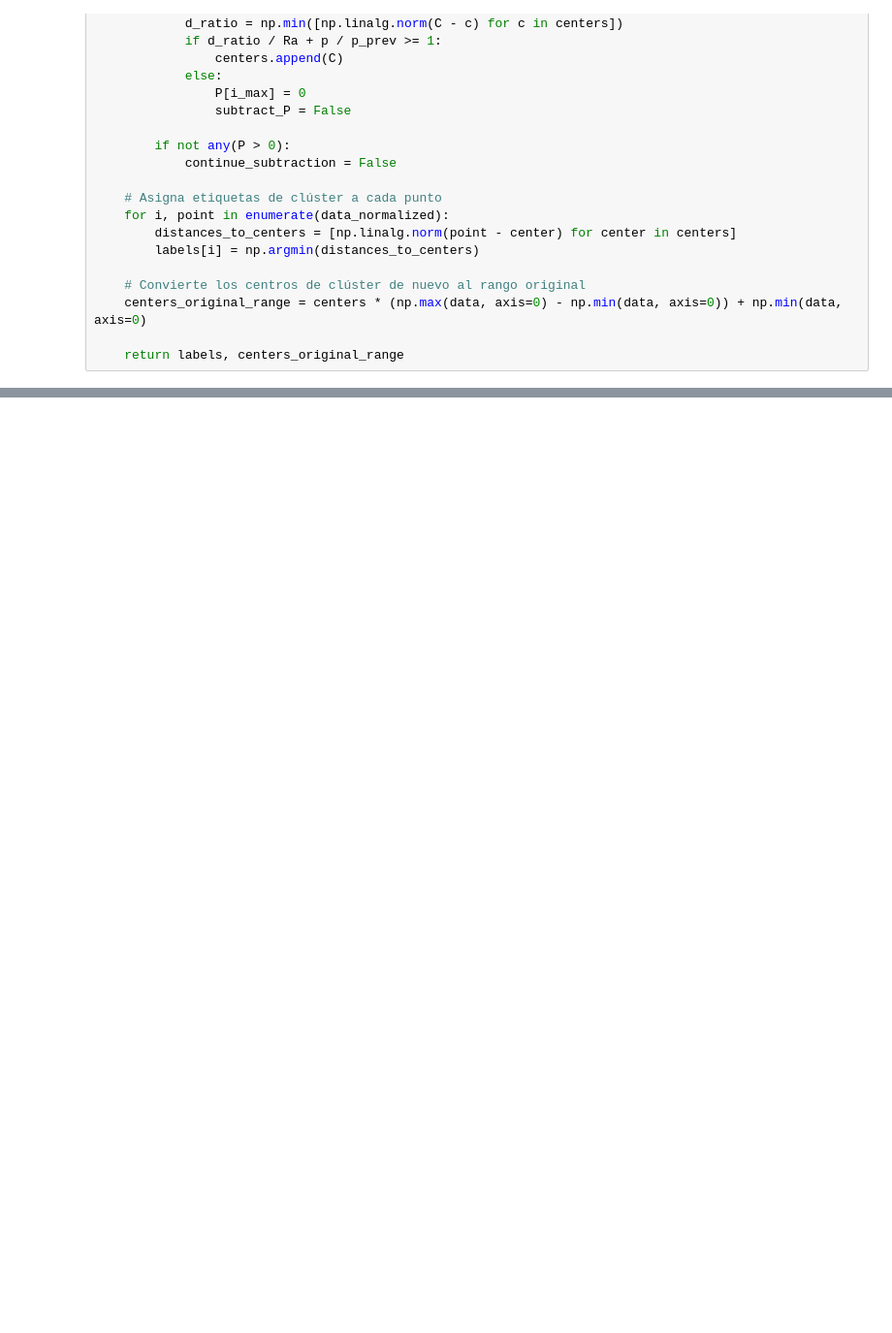
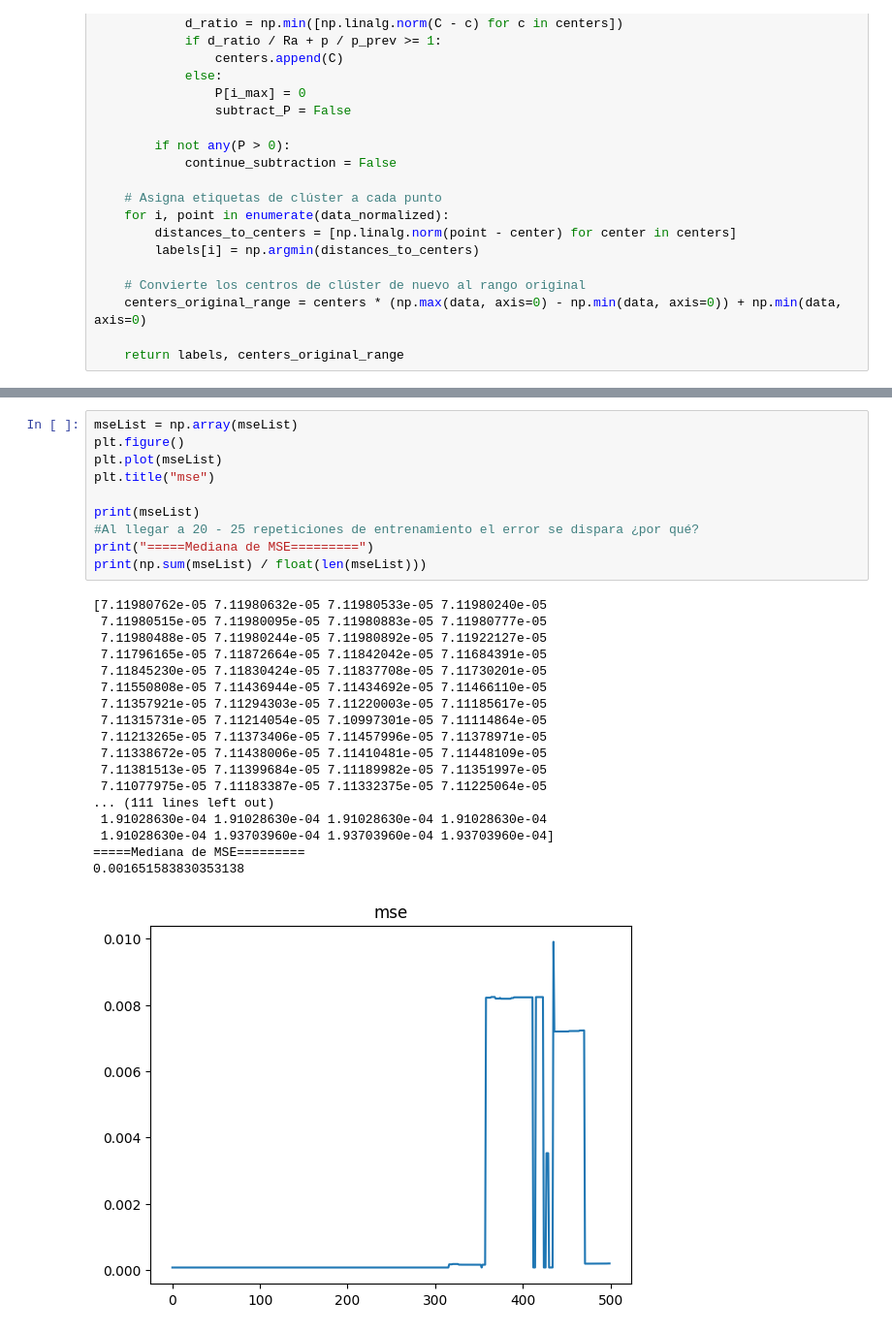
Before and after one commit to facundodelga/IA, a Jupyter notebook: Sugeno1.ipynb, the cells around one changed output, grey strips where cells are left out. Shown: that part at 97% size. Cells and saved outputs as stored; diff of their text form; blank space fills up the shorter version.

```diff
--- a/Sugeno1.ipynb
+++ b/Sugeno1.ipynb
@@ -251,0 +286,29 @@ plt.plot(fis2.rules, marker='o', linestyle='-') # Grafico las reglas???
+# %%
+mseList = np.array(mseList)
+plt.figure()
+plt.plot(mseList)
+plt.title("mse")
+
+print(mseList)
+#Al llegar a 20 - 25 repeticiones de entrenamiento el error se dispara ¿por qué?
+print("=====Mediana de MSE=========")
+print(np.sum(mseList) / float(len(mseList)))
+# %% [output]
+[7.11980762e-05 7.11980632e-05 7.11980533e-05 7.11980240e-05
+ 7.11980515e-05 7.11980095e-05 7.11980883e-05 7.11980777e-05
+ 7.11980488e-05 7.11980244e-05 7.11980892e-05 7.11922127e-05
+ 7.11796165e-05 7.11872664e-05 7.11842042e-05 7.11684391e-05
+ 7.11845230e-05 7.11830424e-05 7.11837708e-05 7.11730201e-05
+ 7.11550808e-05 7.11436944e-05 7.11434692e-05 7.11466110e-05
+ 7.11357921e-05 7.11294303e-05 7.11220003e-05 7.11185617e-05
+ 7.11315731e-05 7.11214054e-05 7.10997301e-05 7.11114864e-05
+ 7.11213265e-05 7.11373406e-05 7.11457996e-05 7.11378971e-05
+ 7.11338672e-05 7.11438006e-05 7.11410481e-05 7.11448109e-05
+ 7.11381513e-05 7.11399684e-05 7.11189982e-05 7.11351997e-05
+ 7.11077975e-05 7.11183387e-05 7.11332375e-05 7.11225064e-05
+... (111 lines left out)
+ 1.91028630e-04 1.91028630e-04 1.91028630e-04 1.91028630e-04
+ 1.91028630e-04 1.93703960e-04 1.93703960e-04 1.93703960e-04]
+=====Mediana de MSE=========
+0.001651583830353138
+[figure, added]
```
Also changed, not shown: parts of 8 cells of this notebook.
